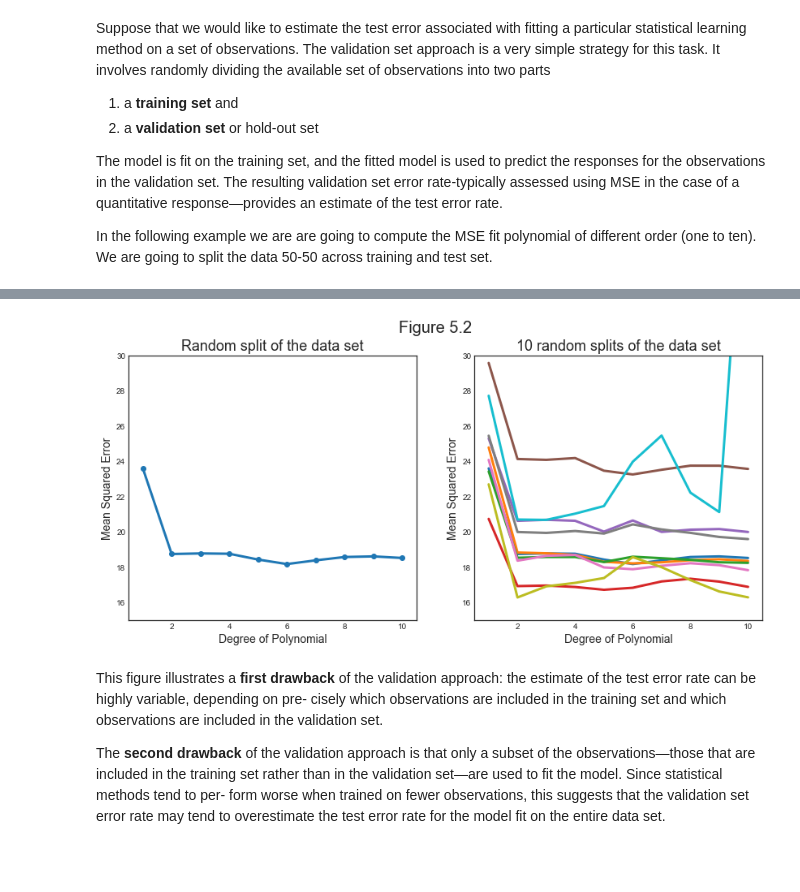
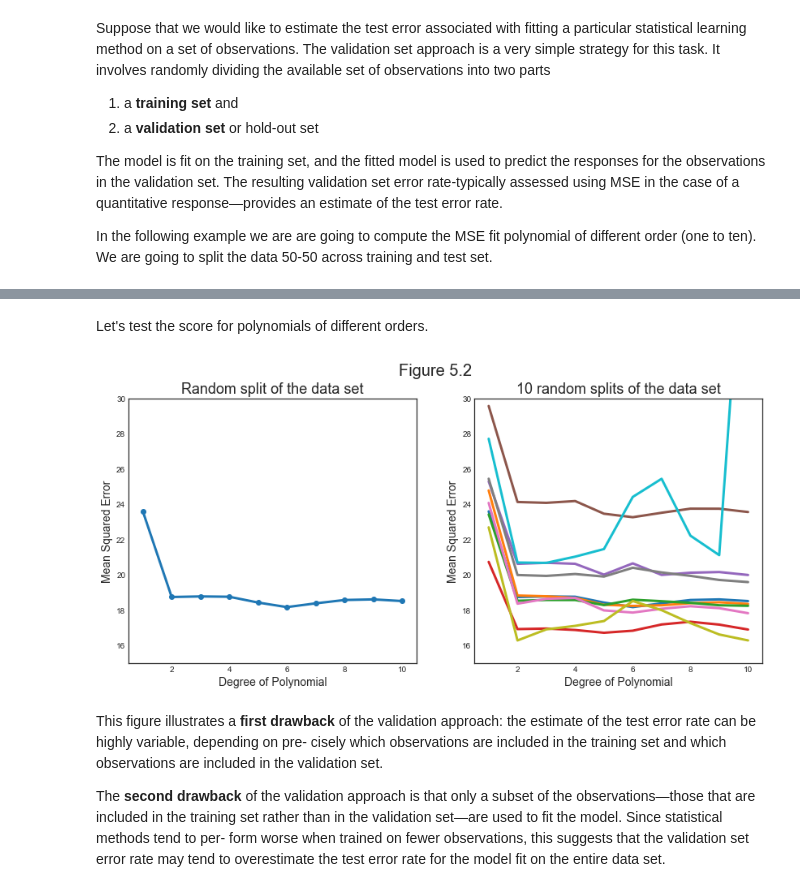
Before and after one commit to matteocourthoud/Machine-Learning-for-Economic-Analysis, a Jupyter notebook: notebooks/4-crossvalidation.ipynb, the cells around one changed output, grey strips where cells are left out. Drawn from its saved outputs; the diff is of its cells as text; code cells hidden in the pictures; blank space fills up the shorter version.

```diff
--- a/notebooks/4-crossvalidation.ipynb
+++ b/notebooks/4-crossvalidation.ipynb
@@ -106,24 +114,31 @@ Time elapsed: 0.2358 seconds
+# %% [markdown]
+Let's test the score for polynomials of different orders.
 # %%
 # Figure 5.2
-fig, (ax1, ax2) = plt.subplots(1,2,figsize=(14,6))
-fig.suptitle('Figure 5.2')
+def make_figure_5_2():
 
-# Left plot (first split)
-ax1.plot(p_order+1,cv_scores[:,0], '-o')
-ax1.set_title('Random split of the data set')
+    # Init
+    fig, (ax1, ax2) = plt.subplots(1,2,figsize=(14,6))
+    fig.suptitle('Figure 5.2')
 
-# Right plot (all splits)
-ax2.plot(p_order+1,cv_scores)
-ax2.set_title('10 random splits of the data set')
+    # Left plot (first split)
+    ax1.plot(p_order+1,cv_scores[:,0], '-o')
+    ax1.set_title('Random split of the data set')
 
-for ax in fig.axes:
-    ax.set_ylabel('Mean Squared Error')
-    ax.set_ylim(15,30)
-    ax.set_xlabel('Degree of Polynomial')
-    ax.set_xlim(0.5,10.5)
-    ax.set_xticks(range(2,11,2));
+    # Right plot (all splits)
+    ax2.plot(p_order+1,cv_scores)
+    ax2.set_title('10 random splits of the data set')
+
+    for ax in fig.axes:
+        ax.set_ylabel('Mean Squared Error')
+        ax.set_ylim(15,30)
+        ax.set_xlabel('Degree of Polynomial')
+        ax.set_xlim(0.5,10.5)
+        ax.set_xticks(range(2,11,2));
-# %% [output]
-[figure, removed]
+# %%
+make_figure_5_2()
+# %% [output]
+[figure, added]
 # %% [markdown]
 This figure illustrates a **first drawback** of the validation approach: the estimate of the test error rate can be highly variable, depending on pre- cisely which observations are included in the training set and which observations are included in the validation set.
 
```
Also changed, not shown: parts of 32 cells of this notebook, 1 other file.
